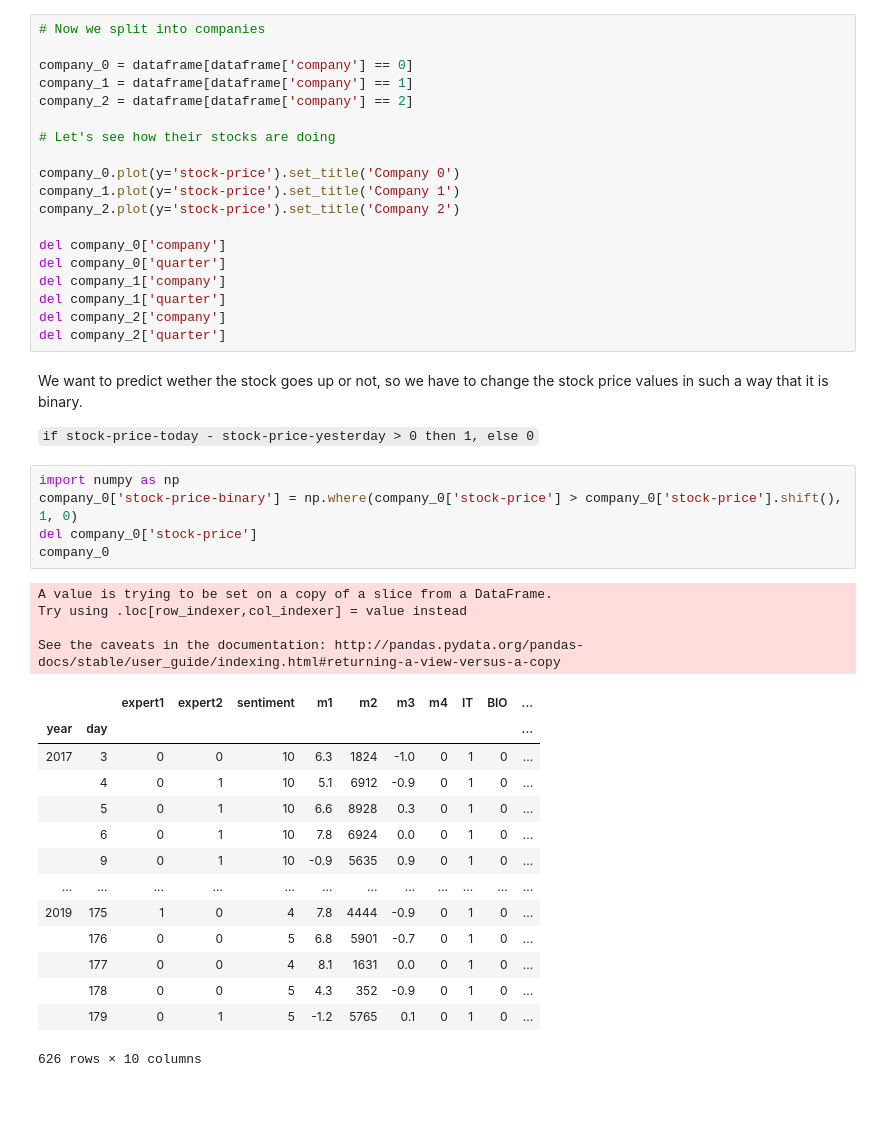
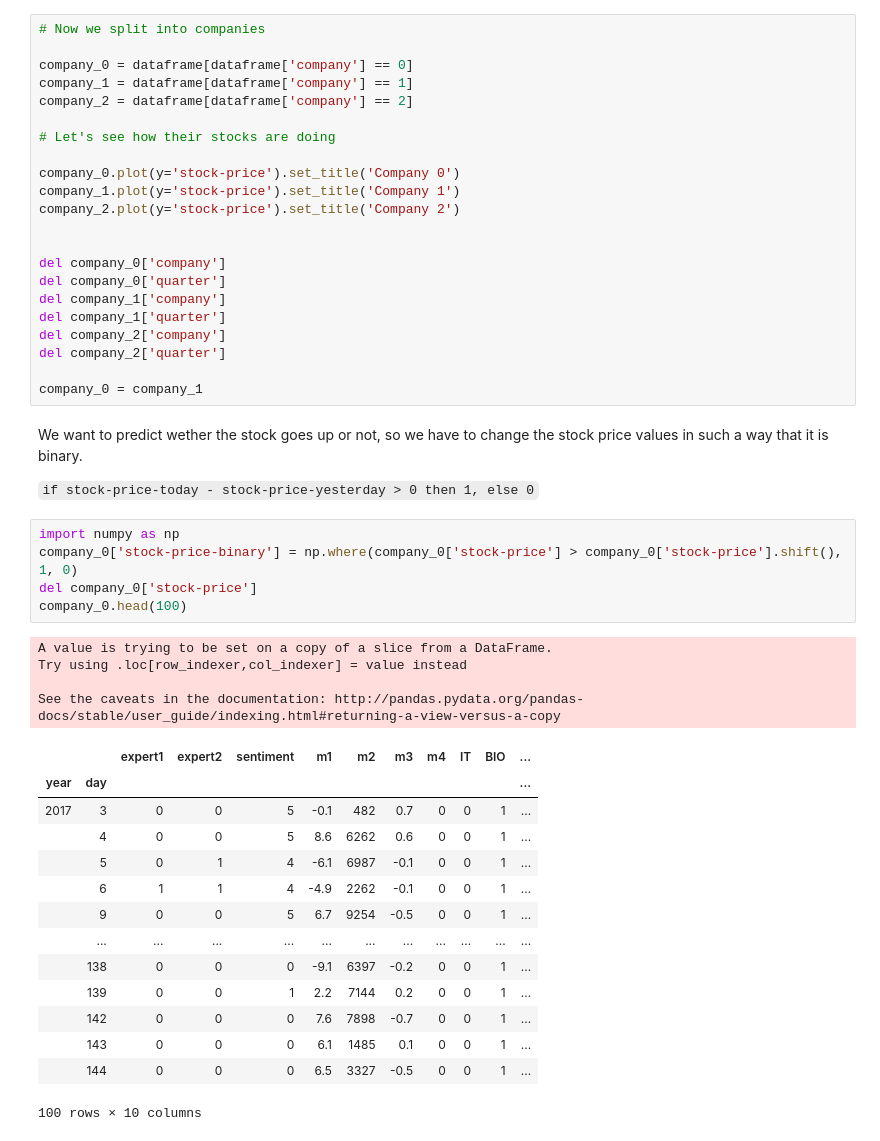
Before and after one commit to Abeldewit/BeatTheMarket, a Jupyter notebook: DLAssignment1.ipynb, the cells around one changed output. Saved outputs shown, nothing was run; the diff lists cells and outputs as text; blank space fills up the shorter version.

```diff
--- a/DLAssignment1.ipynb
+++ b/DLAssignment1.ipynb
@@ -54,12 +78,15 @@ company_0.plot(y='stock-price').set_title('Company 0')
 company_1.plot(y='stock-price').set_title('Company 1')
 company_2.plot(y='stock-price').set_title('Company 2')
 
+
 del company_0['company']
 del company_0['quarter']
 del company_1['company']
 del company_1['quarter']
 del company_2['company']
 del company_2['quarter']
+
+company_0 = company_1
 # %% [markdown]
 We want to predict wether the stock goes up or not, so we have to change the stock price values in such a way that it is binary.
 
@@ -67,25 +94,25 @@ We want to predict wether the stock goes up or not, so we have to change the sto
 # %%
 import numpy as np
 company_0['stock-price-binary'] = np.where(company_0['stock-price'] > company_0['stock-price'].shift(), 1, 0)
 del company_0['stock-price']
-company_0
+company_0.head(100)
 # %% [output]
 A value is trying to be set on a copy of a slice from a DataFrame.
 Try using .loc[row_indexer,col_indexer] = value instead
 
 See the caveats in the documentation: http://pandas.pydata.org/pandas-docs/stable/user_guide/indexing.html#returning-a-view-versus-a-copy
 |  |  | expert1 | expert2 | sentiment | m1 | m2 | m3 | m4 | IT | BIO | ... |
 | year | day |  |  |  |  |  |  |  |  |  | ... |
-| 2017 | 3 | 0 | 0 | 10 | 6.3 | 1824 | -1.0 | 0 | 1 | 0 | ... |
-|  | 4 | 0 | 1 | 10 | 5.1 | 6912 | -0.9 | 0 | 1 | 0 | ... |
-|  | 5 | 0 | 1 | 10 | 6.6 | 8928 | 0.3 | 0 | 1 | 0 | ... |
-|  | 6 | 0 | 1 | 10 | 7.8 | 6924 | 0.0 | 0 | 1 | 0 | ... |
-|  | 9 | 0 | 1 | 10 | -0.9 | 5635 | 0.9 | 0 | 1 | 0 | ... |
-| ... | ... | ... | ... | ... | ... | ... | ... | ... | ... | ... | ... |
-| 2019 | 175 | 1 | 0 | 4 | 7.8 | 4444 | -0.9 | 0 | 1 | 0 | ... |
-|  | 176 | 0 | 0 | 5 | 6.8 | 5901 | -0.7 | 0 | 1 | 0 | ... |
-|  | 177 | 0 | 0 | 4 | 8.1 | 1631 | 0.0 | 0 | 1 | 0 | ... |
-|  | 178 | 0 | 0 | 5 | 4.3 | 352 | -0.9 | 0 | 1 | 0 | ... |
-|  | 179 | 0 | 1 | 5 | -1.2 | 5765 | 0.1 | 0 | 1 | 0 | ... |
+| 2017 | 3 | 0 | 0 | 5 | -0.1 | 482 | 0.7 | 0 | 0 | 1 | ... |
+|  | 4 | 0 | 0 | 5 | 8.6 | 6262 | 0.6 | 0 | 0 | 1 | ... |
+|  | 5 | 0 | 1 | 4 | -6.1 | 6987 | -0.1 | 0 | 0 | 1 | ... |
+|  | 6 | 1 | 1 | 4 | -4.9 | 2262 | -0.1 | 0 | 0 | 1 | ... |
+|  | 9 | 0 | 0 | 5 | 6.7 | 9254 | -0.5 | 0 | 0 | 1 | ... |
+|  | ... | ... | ... | ... | ... | ... | ... | ... | ... | ... | ... |
+|  | 138 | 0 | 0 | 0 | -9.1 | 6397 | -0.2 | 0 | 0 | 1 | ... |
+|  | 139 | 0 | 0 | 1 | 2.2 | 7144 | 0.2 | 0 | 0 | 1 | ... |
+|  | 142 | 0 | 0 | 0 | 7.6 | 7898 | -0.7 | 0 | 0 | 1 | ... |
+|  | 143 | 0 | 0 | 0 | 6.1 | 1485 | 0.1 | 0 | 0 | 1 | ... |
+|  | 144 | 0 | 0 | 0 | 6.5 | 3327 | -0.5 | 0 | 0 | 1 | ... |
-626 rows × 10 columns
+100 rows × 10 columns
 # %% [markdown]
```
Also changed, not shown: parts of 6 cells of this notebook, 12 other files.
